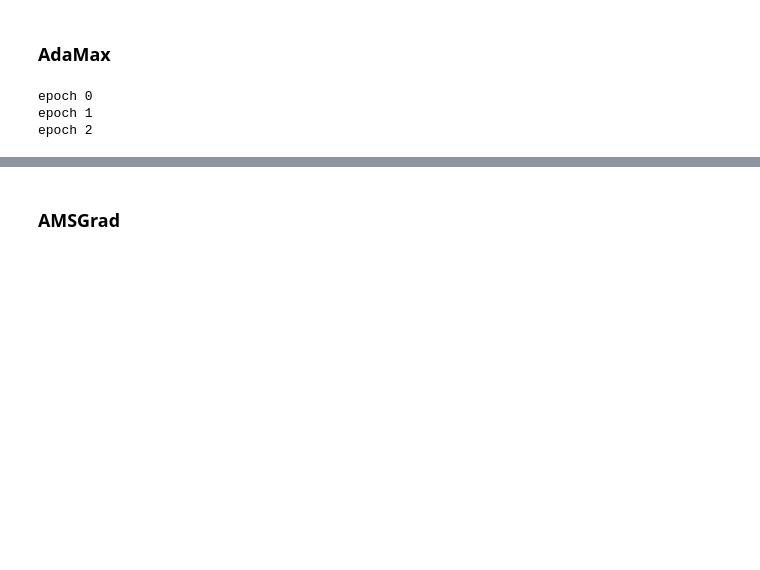
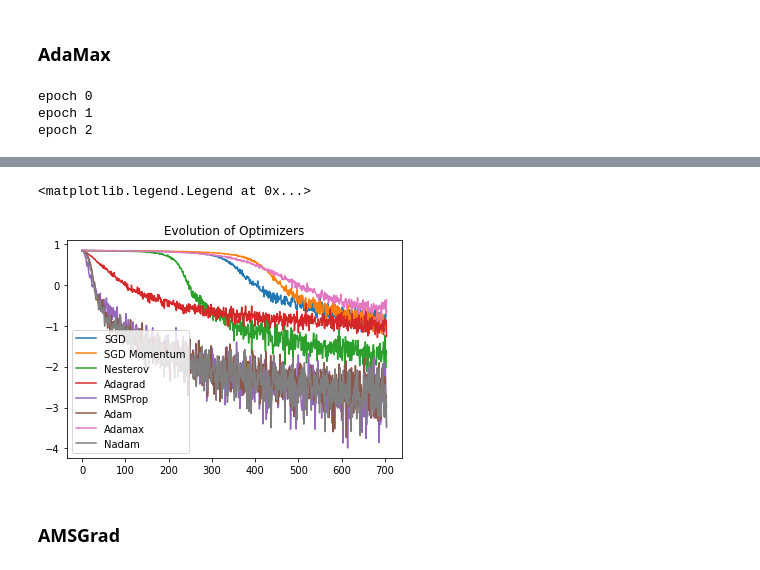
Before and after one commit to SharadGitHub/DLoptimizers, a Jupyter notebook: Optimizers.ipynb, the cells around one changed output, grey strips where cells are left out. Cells and saved outputs as stored; diff of their text form; code cells hidden in the pictures; blank space fills up the shorter version.

```diff
--- a/Optimizers.ipynb
+++ b/Optimizers.ipynb
@@ -577,3 +651,17 @@ plt.legend(('SGD', 'SGD Momentum', 'Nesterov', 'Adagrad', 'RMSProp', 'Adam', 'Ad
+# %%
+plt.plot(sgd_log_losses_)
+plt.plot(sgdmom_log_losses_)
+plt.plot(nesterov_log_losses_)
+plt.plot(adagrad_log_losses_)
+plt.plot(rmsprop_log_losses_)
+plt.plot(adam_log_losses_)
+plt.plot(adamax_log_losses_)
+plt.plot(nadam_log_losses_)
+title = plt.title("Evolution of Optimizers")
+plt.legend(('SGD', 'SGD Momentum', 'Nesterov', 'Adagrad', 'RMSProp', 'Adam', 'Adamax', 'Nadam'))
+# %% [output]
+<matplotlib.legend.Legend at 0x...>
+[figure, added]
 # %% [markdown]
 ### AMSGrad
 # %%
```
Also changed, not shown: parts of 12 cells of this notebook.
